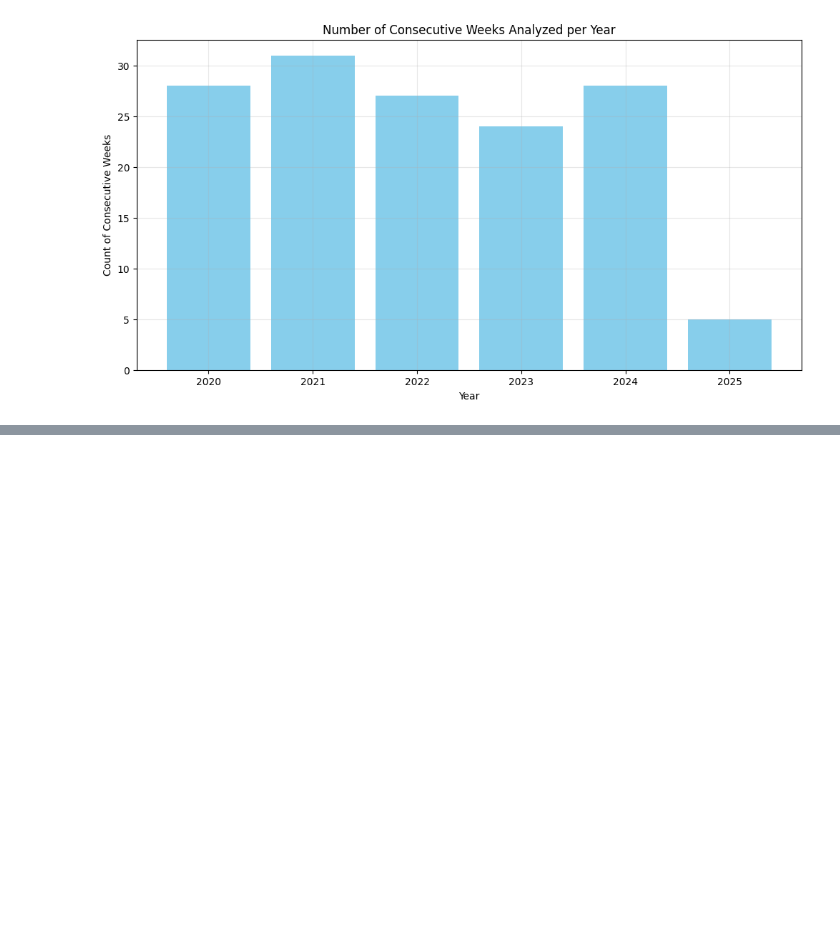
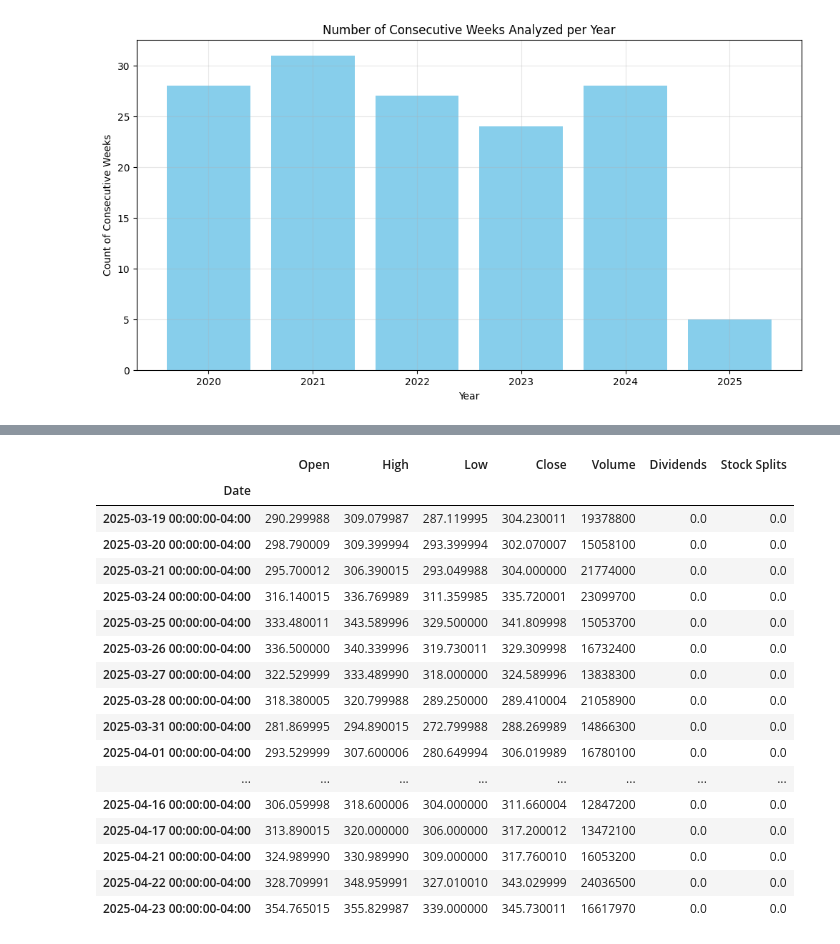
Before and after one commit to yangforbig/Crypto-Fear-Greed-Index-Graph, a Jupyter notebook: script/stream_data.ipynb, the cells around one changed output, grey strips where cells are left out. Saved outputs shown, nothing was run; the diff lists cells and outputs as text; code cells hidden in the pictures; blank space fills up the shorter version.

```diff
--- a/script/stream_data.ipynb
+++ b/script/stream_data.ipynb
@@ -1496,3 +1511,16 @@ Consecutive Weeks Count by Year:
 | 4 | 2024 | 28 |
 | 5 | 2025 | 5 |
 [figure]
+# %%
+import yfinance as yf
+
+# Get MSTR data
+mstr = yf.Ticker("MSTR")
+
+# Get historical data
+# start and end are optional, default is max available data
+mstr_data = mstr.history(
+    start="2020-01-01",
+    # end="2024-02-14",
+    interval="1d"
+)
@@ -1498,0 +1659,21 @@ Consecutive Weeks Count by Year:
+# %%
+mstr_data.tail(25)
+# %% [output]
+|  | Open | High | Low | Close | Volume | Dividends | Stock Splits |
+| Date |  |  |  |  |  |  |  |
+| 2025-03-19 00:00:00-04:00 | 290.299988 | 309.079987 | 287.119995 | 304.230011 | 19378800 | 0.0 | 0.0 |
+| 2025-03-20 00:00:00-04:00 | 298.790009 | 309.399994 | 293.399994 | 302.070007 | 15058100 | 0.0 | 0.0 |
+| 2025-03-21 00:00:00-04:00 | 295.700012 | 306.390015 | 293.049988 | 304.000000 | 21774000 | 0.0 | 0.0 |
+| 2025-03-24 00:00:00-04:00 | 316.140015 | 336.769989 | 311.359985 | 335.720001 | 23099700 | 0.0 | 0.0 |
+| 2025-03-25 00:00:00-04:00 | 333.480011 | 343.589996 | 329.500000 | 341.809998 | 15053700 | 0.0 | 0.0 |
+| 2025-03-26 00:00:00-04:00 | 336.500000 | 340.339996 | 319.730011 | 329.309998 | 16732400 | 0.0 | 0.0 |
+| 2025-03-27 00:00:00-04:00 | 322.529999 | 333.489990 | 318.000000 | 324.589996 | 13838300 | 0.0 | 0.0 |
+| 2025-03-28 00:00:00-04:00 | 318.380005 | 320.799988 | 289.250000 | 289.410004 | 21058900 | 0.0 | 0.0 |
+| 2025-03-31 00:00:00-04:00 | 281.869995 | 294.890015 | 272.799988 | 288.269989 | 14866300 | 0.0 | 0.0 |
+| 2025-04-01 00:00:00-04:00 | 293.529999 | 307.600006 | 280.649994 | 306.019989 | 16780100 | 0.0 | 0.0 |
+| ... | ... | ... | ... | ... | ... | ... | ... |
+| 2025-04-16 00:00:00-04:00 | 306.059998 | 318.600006 | 304.000000 | 311.660004 | 12847200 | 0.0 | 0.0 |
+| 2025-04-17 00:00:00-04:00 | 313.890015 | 320.000000 | 306.000000 | 317.200012 | 13472100 | 0.0 | 0.0 |
+| 2025-04-21 00:00:00-04:00 | 324.989990 | 330.989990 | 309.000000 | 317.760010 | 16053200 | 0.0 | 0.0 |
+| 2025-04-22 00:00:00-04:00 | 328.709991 | 348.959991 | 327.010010 | 343.029999 | 24036500 | 0.0 | 0.0 |
+| 2025-04-23 00:00:00-04:00 | 354.765015 | 355.829987 | 339.000000 | 345.730011 | 16617970 | 0.0 | 0.0 |
```
Also changed, not shown: parts of 6 cells of this notebook.
